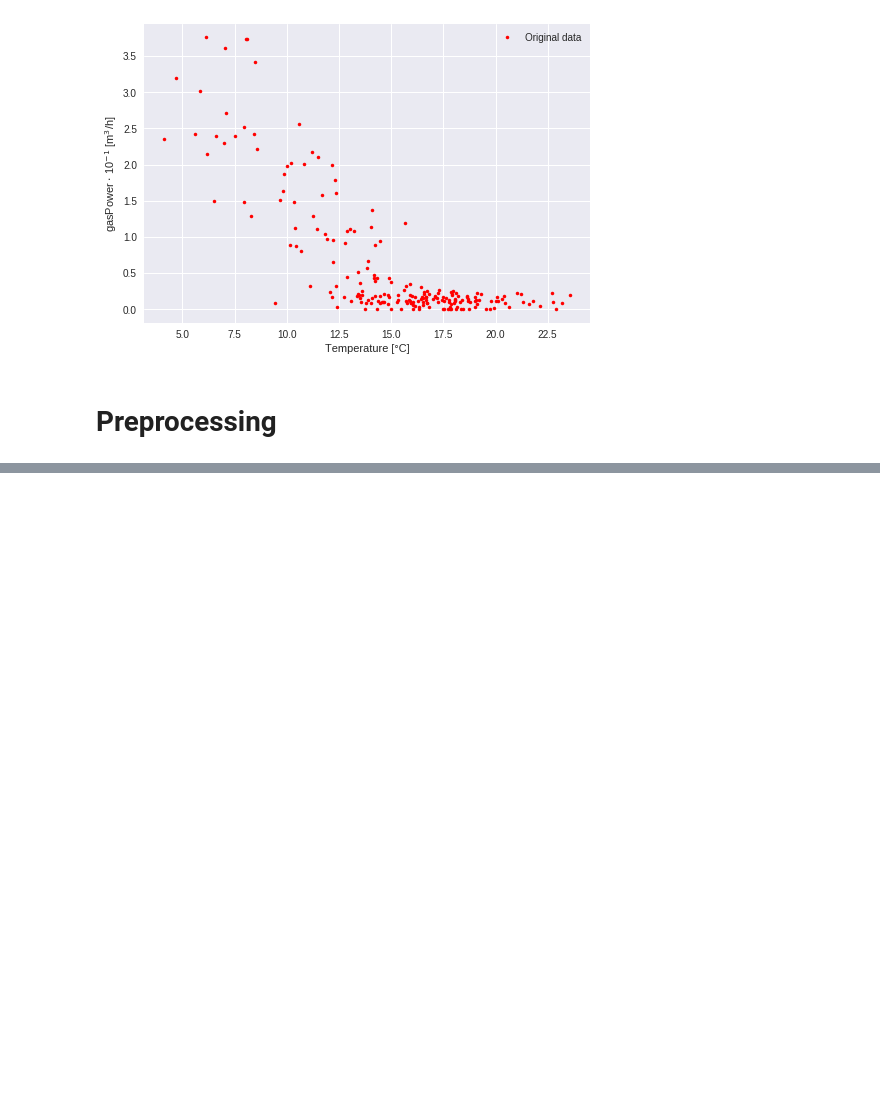
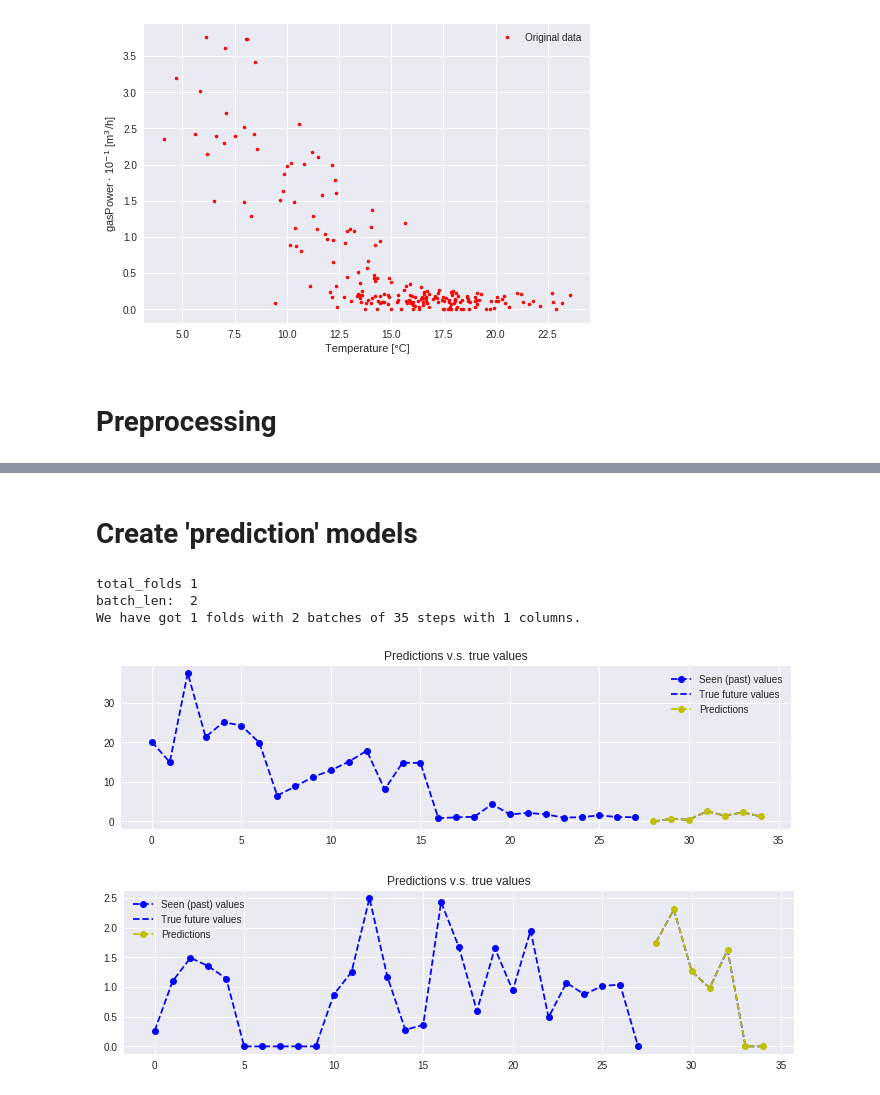
Before and after one commit to deKeijzer/KB-74-OPSCHALER, a Jupyter notebook: Personal_folders/Brian/Keras/8655 seq2seq.ipynb, the cells around one changed output, grey strips where cells are left out. Saved outputs shown, nothing was run; the diff lists cells and outputs as text; code cells hidden in the pictures; blank space fills up the shorter version.

```diff
--- a/Personal_folders/Brian/Keras/8655 seq2seq.ipynb
+++ b/Personal_folders/Brian/Keras/8655 seq2seq.ipynb
@@ -686,0 +551,9 @@ fig.savefig('DDN last result.png', dpi=1200)
+# %%
+# Create a model using the functional API provided by Keras.
+# The functional API is great, it gives an amazing amount of freedom in architecture of your NN.
+# A read worth your time: https://keras.io/getting-started/functional-api-guide/
+model = keras.models.Model(inputs=[encoder_inputs, decoder_inputs], outputs=decoder_outputs)
+
+#model = multi_gpu_model(model, gpus=num_gpu)
+
+model.compile(optimizer=optimiser, loss=loss)
@@ -686,0 +562,3 @@ fig.savefig('DDN last result.png', dpi=1200)
+# %%
+test_gen = array_to_seq2seq_format(gp_test, input_sequence_length, target_sequence_length, batch_size, steps_per_epoch)
+_ = next(test_gen)
@@ -686,0 +569,3 @@ fig.savefig('DDN last result.png', dpi=1200)
+# %%
+gen = array_to_seq2seq_format(gp, input_sequence_length, target_sequence_length, batch_size, steps_per_epoch)
+model.fit_generator(gen, steps_per_epoch=steps_per_epoch, epochs=n_folds)
@@ -686,0 +579,2 @@ fig.savefig('DDN last result.png', dpi=1200)
+# %% [markdown]
+# Create 'prediction' models
@@ -686,0 +684,32 @@ fig.savefig('DDN last result.png', dpi=1200)
+# %%
+# The aim of this tutorial isn't to present how to evaluate the model or investigate the training.
+# We could plot evaluation metrics such as RMSE over time, compare train and test batches for overfitting,
+# produce validation and learning curves to analyse the effect of the number of epochs or training examples,
+# have fun playing with tensorboard etc... We would need at least a whole other post for this.
+# However, let's at least make sure that our model can predict correctly...
+# Ask the generator to produce a batch of samples, don't forget to set the seed to something other than what was
+# used for training or you will be testing on train data.
+# The next function asks the generator to produce it's first batch.
+
+test_gen = array_to_seq2seq_format(gp_test, input_sequence_length, target_sequence_length, batch_size, steps_per_epoch)
+
+(x_test, _), y_test = next(test_gen)
+# %% [output]
+total_folds 1
+batch_len:  2
+We have got 1 folds with 2 batches of 35 steps with 1 columns.
+# %%
+y_test_predicted = predict(x_test, encoder_predict_model, decoder_predict_model, num_steps_to_predict)
+
+# Select 10 random examples to plot
+indices = np.random.choice(range(x_test.shape[0]), replace=False, size=batch_size)
+
+
+for index in indices:
+    plot_prediction(x_test[index, :, :], y_test[index, :, :], y_test_predicted[index, :, :])
+
+# The model seems to struggle on very low wave signals. But that makes sense, the model doesn't see enough of the signal
+# to make a good estimation of the frequency components.
+# %% [output]
+[figure, added]
+[figure, added]
```
Also changed, not shown: parts of 57 cells of this notebook.
